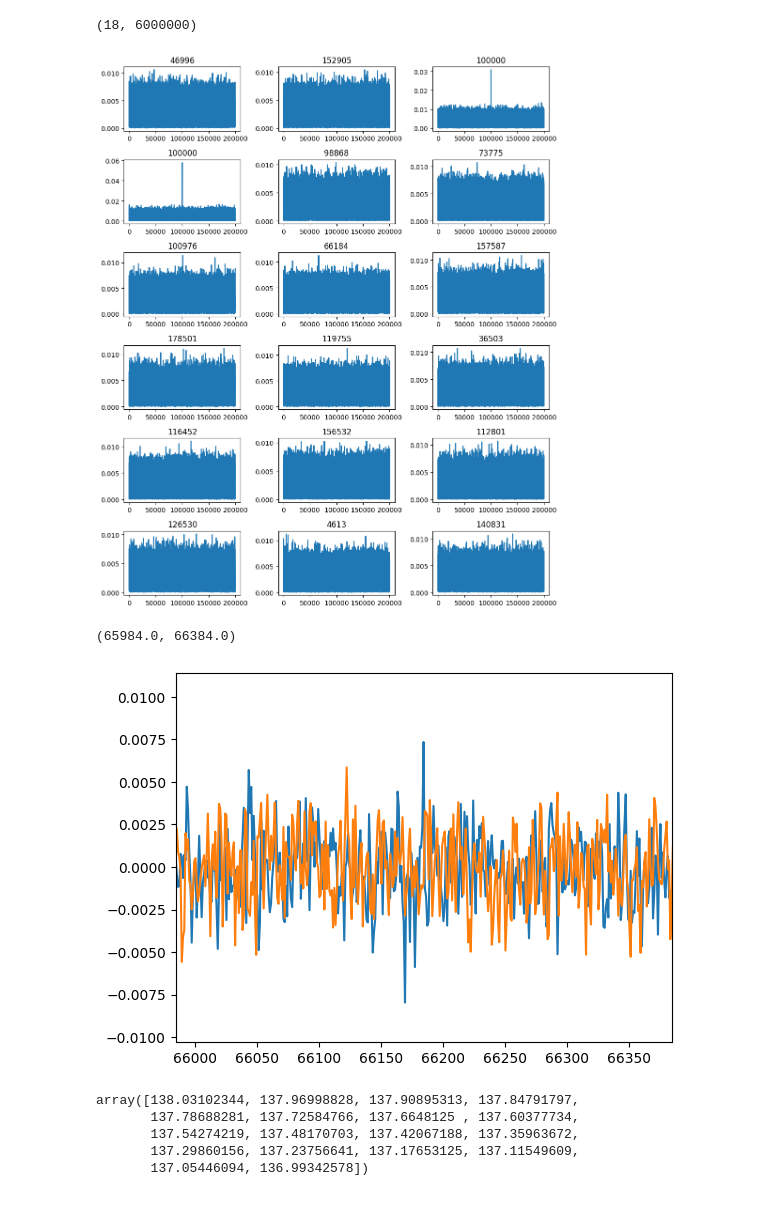
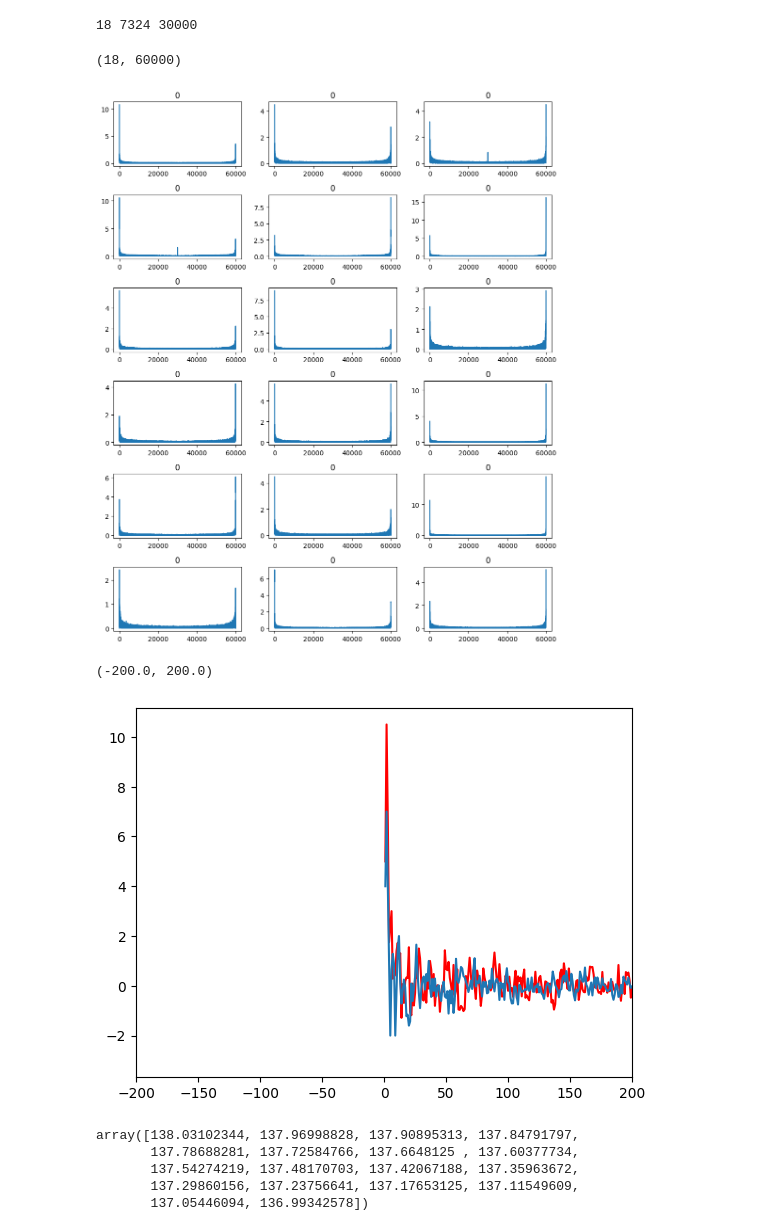
Before and after one commit to ALBATROS-Experiment/albatros_analysis, a Jupyter notebook: scripts/manual_xcorr.ipynb, the cells around one changed output. Drawn from its saved outputs; the diff is of its cells as text; code cells hidden in the pictures.

```diff
--- a/scripts/manual_xcorr.ipynb
+++ b/scripts/manual_xcorr.ipynb
@@ -100,19 +101,10 @@ find the
 also careful with actual channel frequency and channel index. These are indices
 '''
 
-# t_start = 1721800002 + 99*5
-# t_start = 1721800002 + 112*5
-# t_end = t_start + 267*5
-
-# t_start = 1721800002 + 2210*5
-# t_end = 1721800002 + 2270*5
-
-t_start = 1721800002 + 1000*5
-# t_end = 1721800002 + 1050*5
+#set start and end times. here, it's an hour of total data
+t_start = 1721800002 + 5*1000
+print(t_start)
 t_end = t_start+3600
-
-# t_start = 1721800002 + 1750*5
-# t_end = 1721800002 + 1780*5
 
 #use "get_init_info" to get the files and spectrum numbers needed for our time interval
 a1_path = "/scratch/s/sievers/mohanagr/mars1_2024/baseband/"
@@ -121,8 +113,9 @@ files_a1, idx1 = butils.get_init_info(t_start, t_end, a1_path)
 files_a2, idx2 = butils.get_init_info(t_start, t_end, a2_path)
 print("old idx", idx1, idx2)
 
-#presumably this index correction is found via satellite time offset script
+#QUESTION: is this index correction found via satellite time offset script?
 idx_correction=109993-100000
+
 if idx_correction>0:
     idx1+=idx_correction
 else:
@@ -133,12 +126,13 @@ print("new idx", idx1, idx2)
 channels = bdc.get_header(files_a1[0])["channels"].astype('int64')
 chanstart = np.where(channels == 1834)[0][0]
 chanend = np.where(channels == 1852)[0][0]
+#total number of channels
+nchans=chanend-chanstart
 
-#set acclen and acclen time, which will define what the chunks are
-# acclen=10000
-acclen=3000000  #number of spectra per chunk
-#acclen=3000000
-T_ACCLEN = acclen*4096/250e6  #time for one full chunk
-nchunks = int((t_end-t_start)/T_ACCLEN)  #number of chunks
-nchans=chanend-chanstart  # how many channels we look in
+#set the accumulation length for chunks (how many spectra per chunk)
+acclen=30000
+#time taken for one full chunk
+T_ACCLEN = acclen*4096/250e6
+#how many total chunks for the time interval we care about
+nchunks = int((t_end-t_start)/T_ACCLEN)
 # %% [output]
@@ -201,12 +232,18 @@ missing a1 0.0 missing a2 0.0
+# %%
+print(chanend-chanstart, nchunks, acclen)
+# %% [output]
+18 7324 30000
 # %%
 #take the shifted fft of the coarse xcorr of p0_a1 and p0_a2
 #this is an 18xwhatever array, where each row is a channel, and each column is the frequency intensity
 #what we mean by shifted is the zero frequency is in the middle, and ascending frequency values
 
 xc=np.fft.fftshift(get_coarse_xcorr(p0_a1,p0_a2),axes=1)
+
+#so the coarse cross correlation is really just an array of channels with complex corr vals
 xc.shape
 # %% [output]
-(18, 6000000)
+(18, 60000)
 # %%
 '''
 Here we plot all of the channels we are looking at
@@ -218,8 +255,8 @@ Note that the figure x-axis has center at 3 million, as this is the zero frequen
 We only look at the 100 000 closest.
 '''
 
-center=3000000  #half the total number of points
-dN=100000
+center= acclen
+dN= 100000
 fig,ax=plt.subplots(6,3)
 fig.set_size_inches(10,12)
 ax=ax.flatten()
@@ -229,15 +266,15 @@ for cc in range(nchans):
     ax[cc].plot(np.abs(xc[cc,center-dN:center+dN]))
 plt.tight_layout()
 # %% [output]
-[figure, old version]
+[figure, new version]
 # %%
-cc=7
+cc=3
 mm=np.argmax(np.abs(xc[cc,center-dN:center+dN]))
-plt.plot(np.real(xc[cc,center-dN:center+dN]))
+plt.plot(np.real(xc[cc,center-dN:center+dN]), color='r')
 plt.plot(np.real(xc[16,center-dN:center+dN]))
 
 plt.xlim(mm-200,mm+200)
 # %% [output]
-(65984.0, 66384.0)
+(-200.0, 200.0)
-[figure, old version]
+[figure, new version]
 # %%
```
Also changed, not shown: parts of 33 cells of this notebook, 5 other files.
